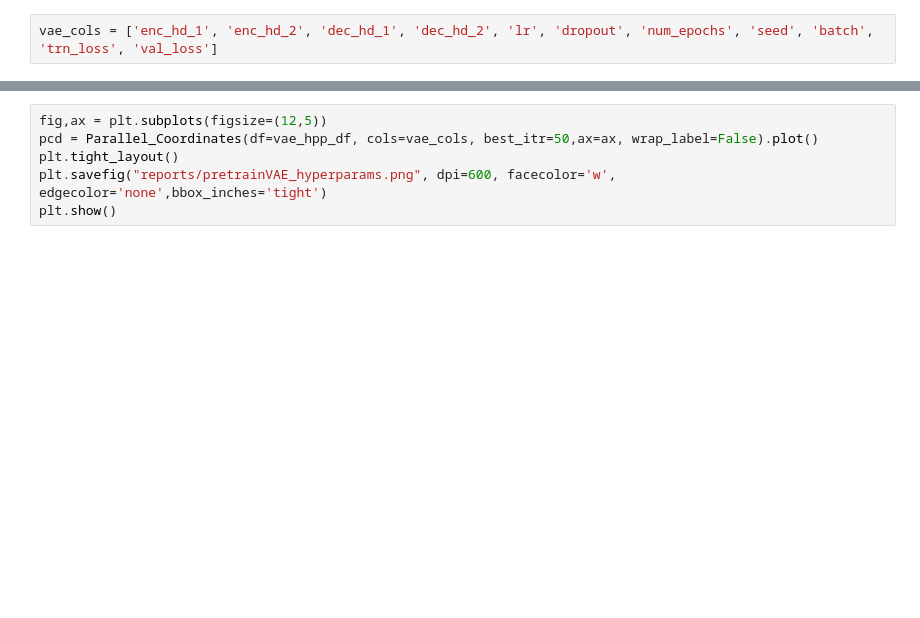
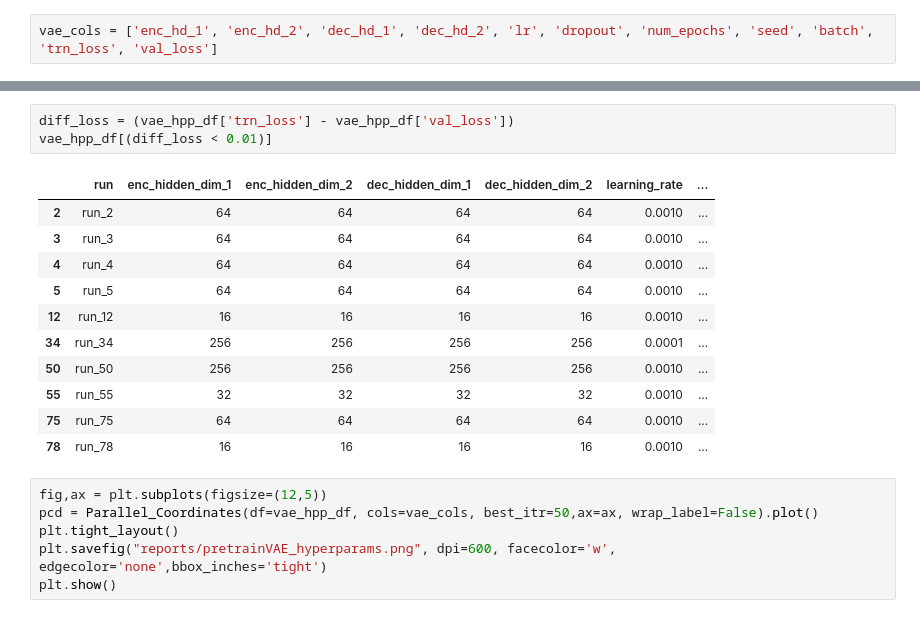
Before and after one commit to EnthusiasticTeslim/knnGuidedDesign, a Jupyter notebook: notebooks/hyperparameter.ipynb, the cells around one changed output, grey strips where cells are left out. Drawn from its saved outputs; the diff is of its cells as text; blank space fills up the shorter version.

```diff
--- a/notebooks/hyperparameter.ipynb
+++ b/notebooks/hyperparameter.ipynb
@@ -48,3 +55,18 @@ vae_cols = ['enc_hd_1', 'enc_hd_2', 'dec_hd_1', 'dec_hd_2', 'lr', 'dropout', 'nu
+# %%
+diff_loss = (vae_hpp_df['trn_loss'] - vae_hpp_df['val_loss'])
+vae_hpp_df[(diff_loss < 0.01)]
+# %% [output]
+|  | run | enc_hidden_dim_1 | enc_hidden_dim_2 | dec_hidden_dim_1 | dec_hidden_dim_2 | learning_rate | ... |
+| 2 | run_2 | 64 | 64 | 64 | 64 | 0.0010 | ... |
+| 3 | run_3 | 64 | 64 | 64 | 64 | 0.0010 | ... |
+| 4 | run_4 | 64 | 64 | 64 | 64 | 0.0010 | ... |
+| 5 | run_5 | 64 | 64 | 64 | 64 | 0.0010 | ... |
+| 12 | run_12 | 16 | 16 | 16 | 16 | 0.0010 | ... |
+| 34 | run_34 | 256 | 256 | 256 | 256 | 0.0001 | ... |
+| 50 | run_50 | 256 | 256 | 256 | 256 | 0.0010 | ... |
+| 55 | run_55 | 32 | 32 | 32 | 32 | 0.0010 | ... |
+| 75 | run_75 | 64 | 64 | 64 | 64 | 0.0010 | ... |
+| 78 | run_78 | 16 | 16 | 16 | 16 | 0.0010 | ... |
 # %%
 fig,ax = plt.subplots(figsize=(12,5))
 pcd = Parallel_Coordinates(df=vae_hpp_df, cols=vae_cols, best_itr=50,ax=ax, wrap_label=False).plot()
```
Also changed, not shown: parts of 8 cells of this notebook, 1 other file.
